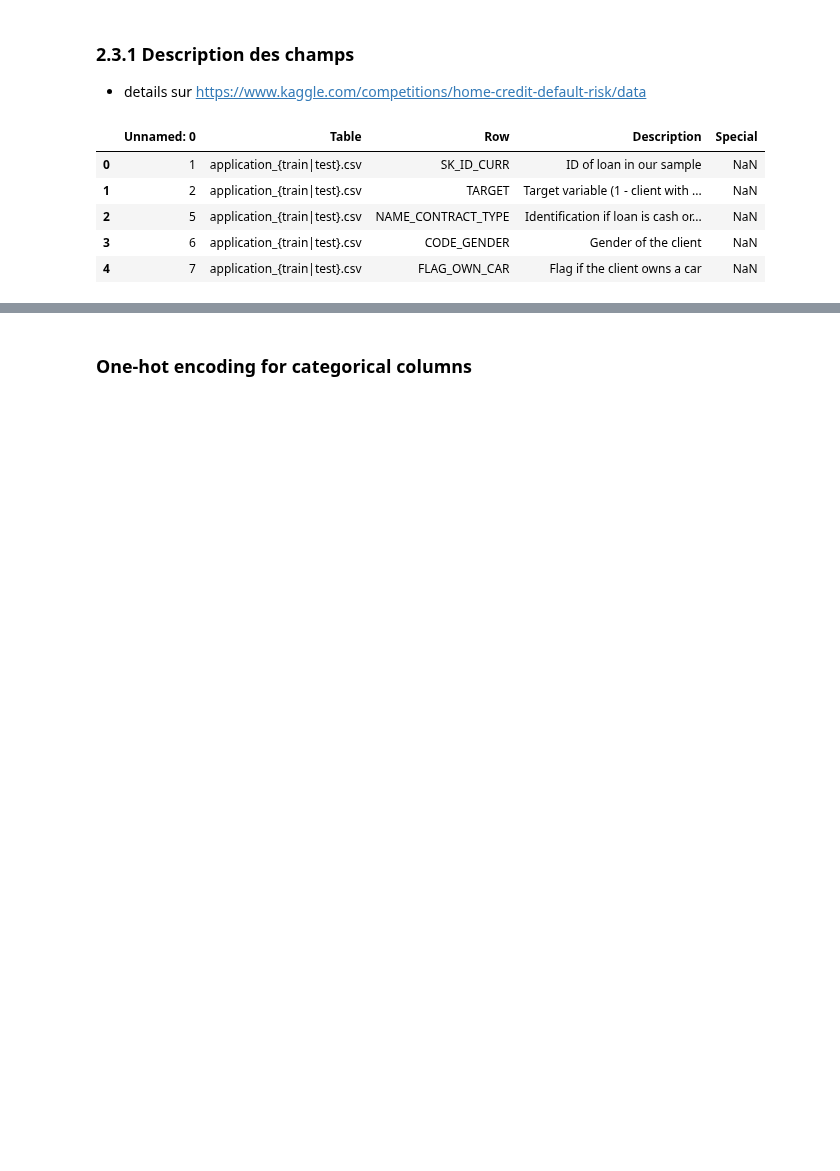
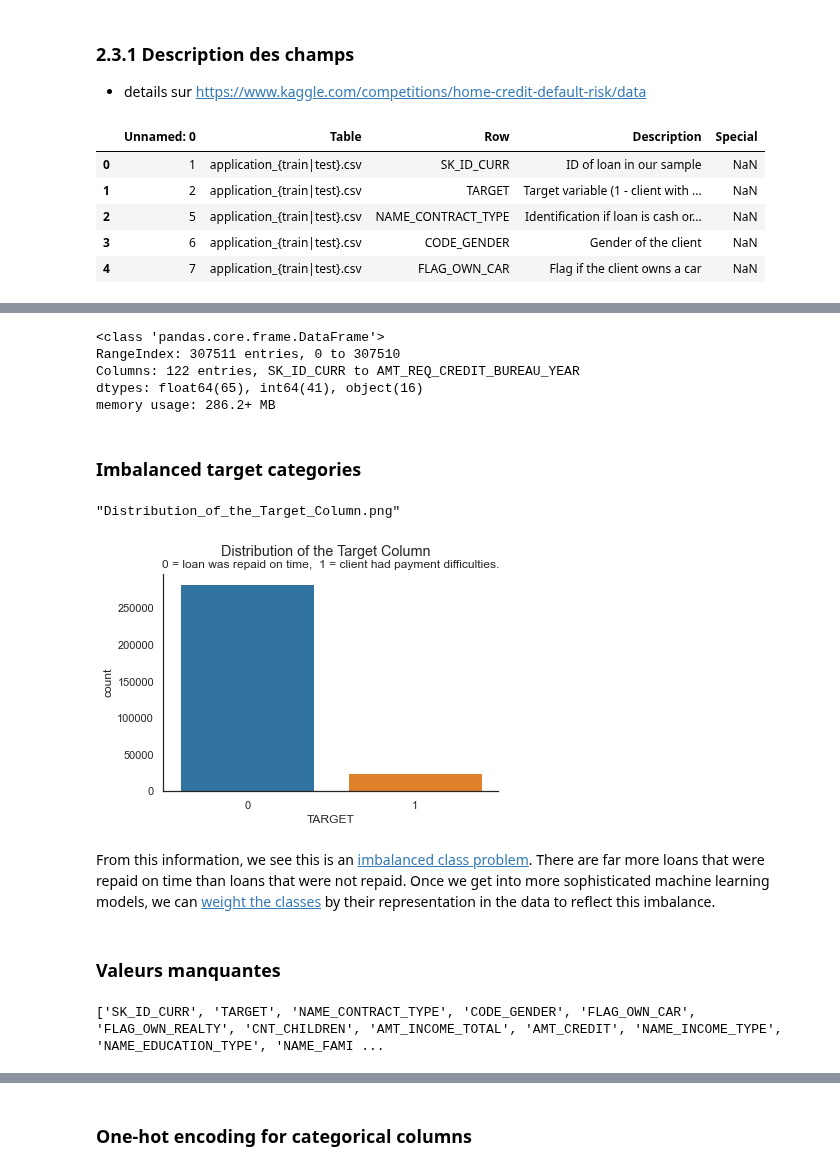
Before and after one commit to mrcreasey/oc-ds-p7-scoring-dashboard, a Jupyter notebook: code/P7_nettoyage.ipynb, the cells around one changed output, grey strips where cells are left out. Drawn from its saved outputs; the diff is of its cells as text; code cells hidden in the pictures; blank space fills up the shorter version.

```diff
--- a/code/P7_nettoyage.ipynb
+++ b/code/P7_nettoyage.ipynb
@@ -263,0 +283,29 @@ field_descriptions().head()
+# %%
+app_train = pd.read_csv(f'{DATA_FOLDER}/application_train.csv')
+# Number of each type of column
+app_train.info()
+# %% [output]
+<class 'pandas.core.frame.DataFrame'>
+RangeIndex: 307511 entries, 0 to 307510
+Columns: 122 entries, SK_ID_CURR to AMT_REQ_CREDIT_BUREAU_YEAR
+dtypes: float64(65), int64(41), object(16)
+memory usage: 286.2+ MB
+# %% [markdown]
+### Imbalanced target categories
+# %%
+sns.countplot(x=app_train['TARGET'])
+sns.despine()
+plt.suptitle('Distribution of the Target Column')
+plt.title('0 = loan was repaid on time,  1 = client had payment difficulties.')
+to_png()
+# %% [output]
+"Distribution_of_the_Target_Column.png"
+[figure, added]
+# %% [markdown]
+From this information, we see this is an [imbalanced class problem](http://www.chioka.in/class-imbalance-problem/). There are far more loans that were repaid on time than loans that were not repaid. Once we get into more sophisticated machine learning models, we can [weight the classes](http://xgboost.readthedocs.io/en/latest/parameter.html) by their representation in the data to reflect this imbalance.
+# %% [markdown]
+### Valeurs manquantes
+# %%
+print(outils_stats.list_colonnes_remplis(app_train))
+# %% [output]
+['SK_ID_CURR', 'TARGET', 'NAME_CONTRACT_TYPE', 'CODE_GENDER', 'FLAG_OWN_CAR', 'FLAG_OWN_REALTY', 'CNT_CHILDREN', 'AMT_INCOME_TOTAL', 'AMT_CREDIT', 'NAME_INCOME_TYPE', 'NAME_EDUCATION_TYPE', 'NAME_FAMI ...
```
Also changed, not shown: parts of 33 cells of this notebook, 1 other file.
